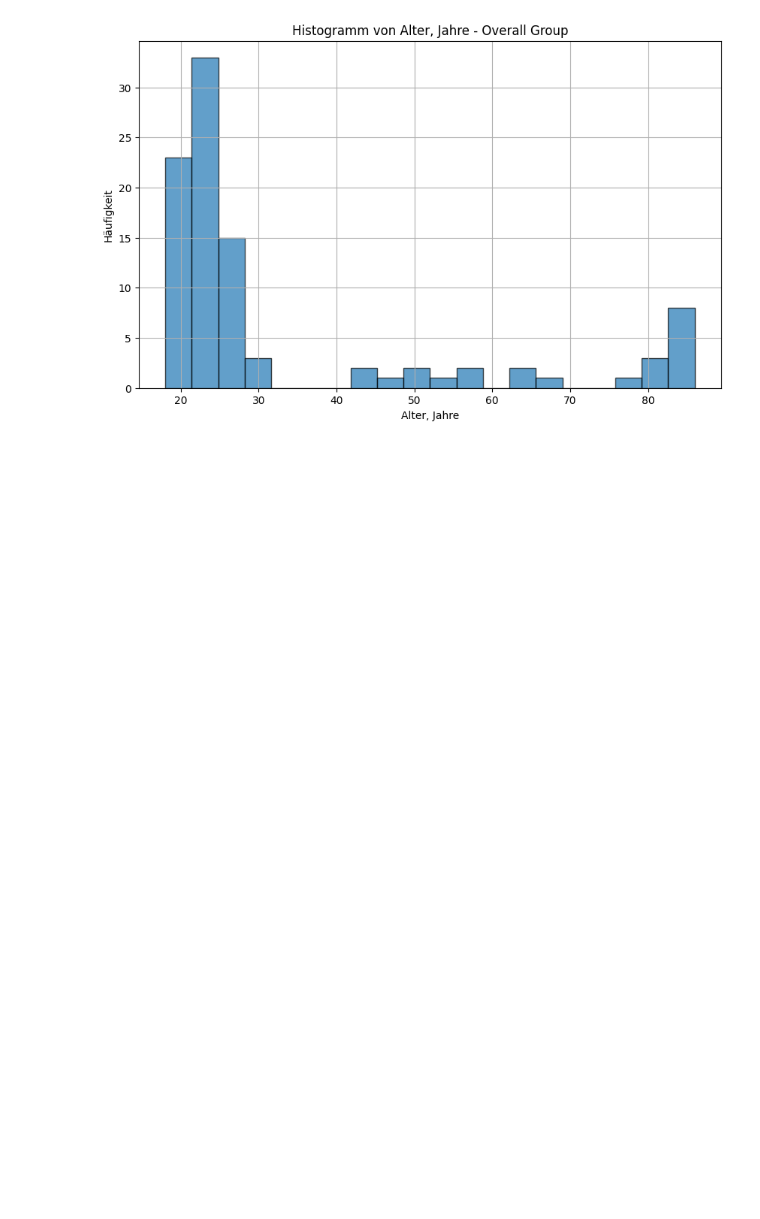
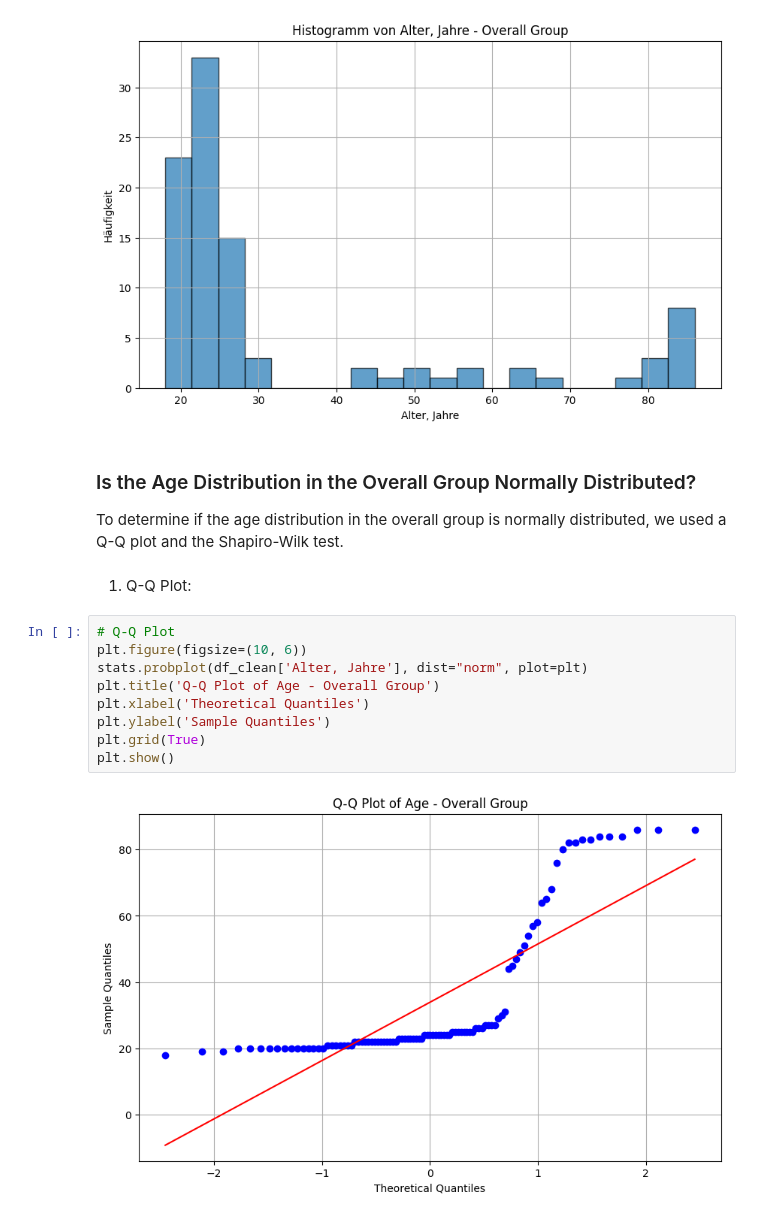
Before and after one commit to AbdallahAbou/Advanced_Statistical_Analysis, a Jupyter notebook: notebooks/statistical_study_notebook.ipynb, the cells around one changed output. Saved outputs shown, nothing was run; the diff lists cells and outputs as text; blank space fills up the shorter version.

```diff
--- a/notebooks/statistical_study_notebook.ipynb
+++ b/notebooks/statistical_study_notebook.ipynb
@@ -180,3 +190,19 @@ analysis.create_histogram(overall, 'Alter, Jahre', 'Overall Group', histo_save_p
 # %% [output]
 '../graphs_and_tables/histograms/histogram_Overall Group_Alter, Jahre.png'
 [figure]
+# %% [markdown]
+### Is the Age Distribution in the Overall Group Normally Distributed?
+To determine if the age distribution in the overall group is normally distributed, we used a Q-Q plot and the Shapiro-Wilk test.
+# %% [markdown]
+1. Q-Q Plot:
+# %%
+# Q-Q Plot
+plt.figure(figsize=(10, 6))
+stats.probplot(df_clean['Alter, Jahre'], dist="norm", plot=plt)
+plt.title('Q-Q Plot of Age - Overall Group')
+plt.xlabel('Theoretical Quantiles')
+plt.ylabel('Sample Quantiles')
+plt.grid(True)
+plt.show()
+# %% [output]
+[figure, added]
```
Also changed, not shown: parts of 22 cells of this notebook.
